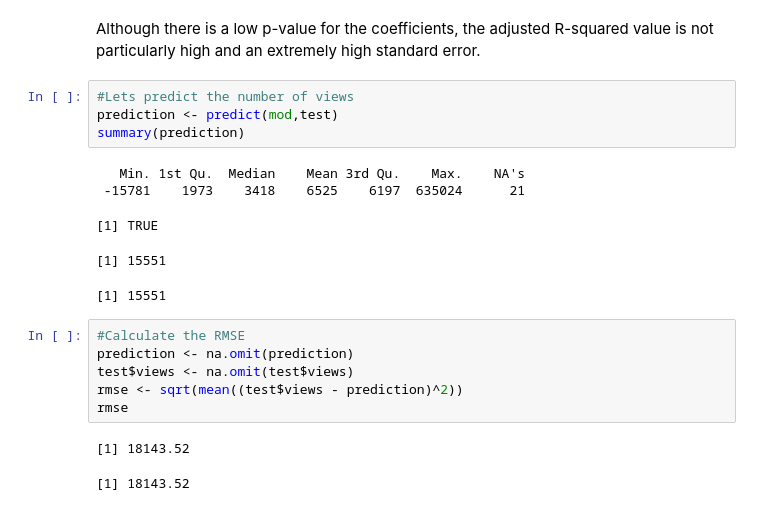
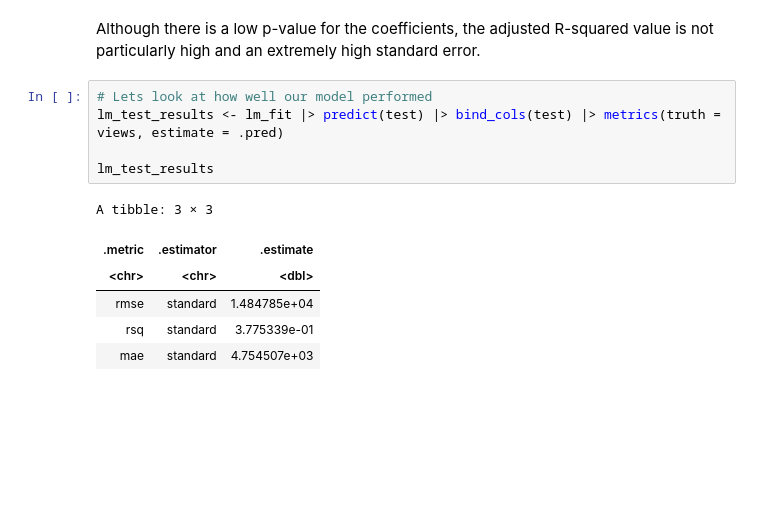
Before and after one commit to DSCI-310-2023/dsci-310-group-13, a Jupyter notebook: analysis.ipynb, the cells around one changed output. Drawn from its saved outputs; the diff is of its cells as text; blank space fills up the shorter version.

```diff
--- a/analysis.ipynb
+++ b/analysis.ipynb
@@ -144,22 +222,15 @@ A matrix: 6 × 3 of type dbl
 # %% [markdown]
 Although there is a low p-value for the coefficients, the adjusted R-squared value is not particularly high and an extremely high standard error.
-# %%
-#Lets predict the number of views
-prediction <- predict(mod,test)
-summary(prediction)
-# %% [output]
-   Min. 1st Qu.  Median    Mean 3rd Qu.    Max.    NA's
- -15781    1973    3418    6525    6197  635024      21
-[1] TRUE
-[1] 15551
-[1] 15551
-# %%
-#Calculate the RMSE
-prediction <- na.omit(prediction)
-test$views <- na.omit(test$views)
-rmse <- sqrt(mean((test$views - prediction)^2))
-rmse
-# %% [output]
-[1] 18143.52
-[1] 18143.52
+# %%
+# Lets look at how well our model performed
+lm_test_results <- lm_fit |> predict(test) |> bind_cols(test) |> metrics(truth = views, estimate = .pred)
+
+lm_test_results
+# %% [output]
+A tibble: 3 × 3
+| .metric | .estimator | .estimate |
+| <chr> | <chr> | <dbl> |
+| rmse | standard | 1.484785e+04 |
+| rsq | standard | 3.775339e-01 |
+| mae | standard | 4.754507e+03 |
 # %% [markdown]
```
Also changed, not shown: parts of 29 cells of this notebook.
